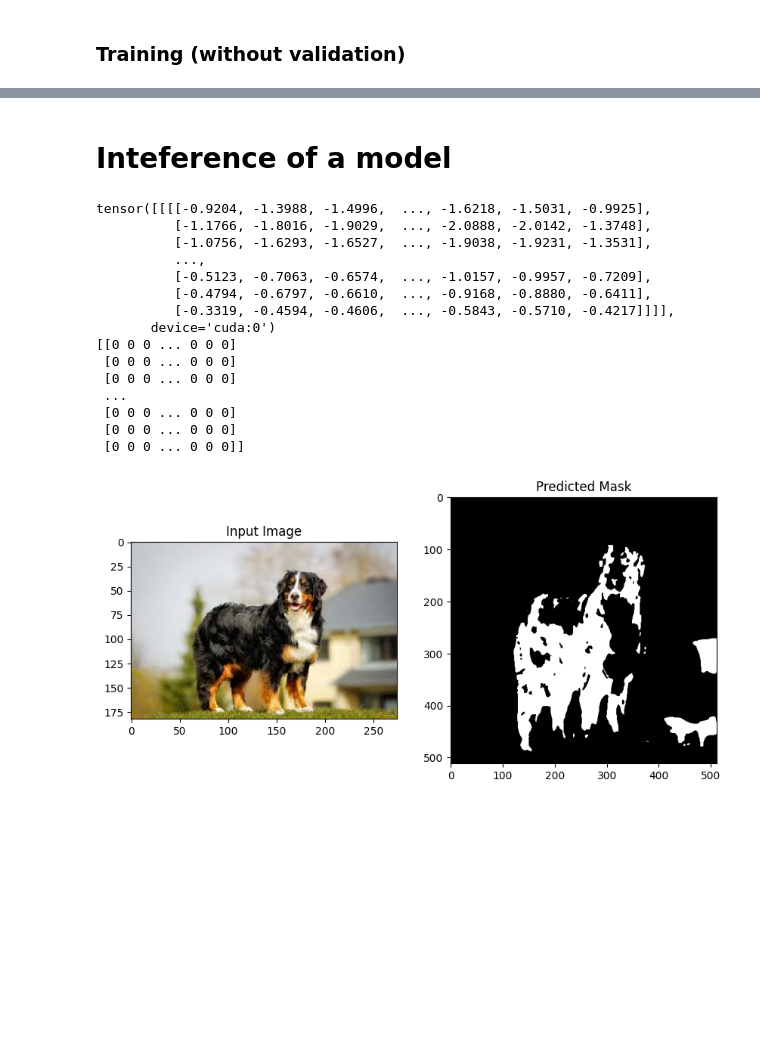
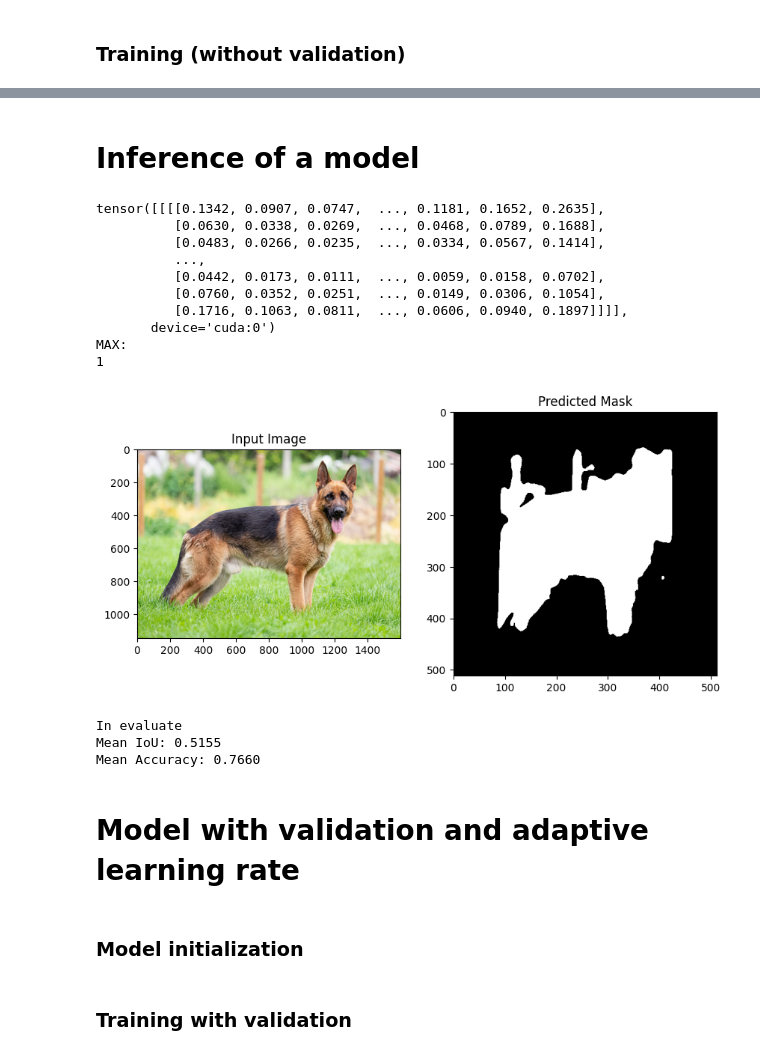
Before and after one commit to MateuszGalinski/DogSemanticSegmentation-UNet, a Jupyter notebook: train.ipynb, the cells around one changed output, grey strips where cells are left out. Saved outputs shown, nothing was run; the diff lists cells and outputs as text; code cells hidden in the pictures; blank space fills up the shorter version.

Commit message:
Initial trials with validation added and adaptive learning rate

```diff
--- a/train.ipynb
+++ b/train.ipynb
@@ -18,17 +18,18 @@ import evaluate_model
 # %%
 BATCH_SIZE = 8
 EPOCHS = 10
-LEARNING_RATE = 3e-4
+LEARNING_RATE = 1e-4
 NUM_OF_CLASSES = 1
+TAKE_INDEXES_BELOW = 31
 # %% [markdown]
 # Loading data set
 # %%
-dog_dataset_dir = "Dataset"
+dog_dataset_dir = "DatasetOxford"
 transform_for_unet = Compose([
     Resize((512,512)),
     ToTensor(),
 ])
 
-dog_dataset = DogDataset(dataset_dir=dog_dataset_dir, transform=transform_for_unet)
+dog_dataset = DogDataset(dataset_dir=dog_dataset_dir, indexes_below=TAKE_INDEXES_BELOW, transform=transform_for_unet)
 print("Length of dataset: ", len(dog_dataset))
 # %% [output]
@@ -38,12 +39,16 @@ Length of dataset:  180
 # %%
 train_data_length = math.ceil(0.7 * len(dog_dataset))
-test_data_length = len(dog_dataset) - train_data_length
+validation_data_length = math.ceil(0.15 * len(dog_dataset))
+test_data_length = len(dog_dataset) - train_data_length - validation_data_length
 
-train_data, test_data = random_split(dog_dataset, [train_data_length, test_data_length])
+train_data, valid_data, test_data = random_split(dog_dataset, [train_data_length, validation_data_length, test_data_length])
 
 print("Test dataset length: ", len(test_data))
+print("Validation dataset length: ", len(valid_data))
 print("Train dataset length: ", len(train_data))
+print("Sum = ", (len(test_data) + len(valid_data) + len(train_data)))
 
 train_dataloader = DataLoader(train_data, batch_size=BATCH_SIZE, shuffle=True)
+valid_dataloader = DataLoader(valid_data, batch_size=BATCH_SIZE, shuffle=True)
 test_dataloader = DataLoader(test_data, batch_size=BATCH_SIZE, shuffle=True)
 # %% [output]
@@ -108,7 +130,7 @@ for epoch in range(EPOCHS):
     train_running_loss = 0
     print(f"Current EPOCH {epoch + 1}")
 
-    for idx, data in enumerate(train_dataloader):
+    for idx, data in (enumerate(train_dataloader)):
         img = data[0].float().to(device)
         mask = data[1].float().to(device)
 
@@ -148,51 +170,59 @@ Train Loss EPOCH 10: 0.6646
 # %% [markdown]
-# Inteference of a model
+# Inference of a model
 # %%
 # Set the model in evaluation mode for inference
 model.eval()
 
 # Define a transform for the test image
 inference_transform = Compose([Resize((512, 512)), ToTensor()])
 
 # Load and preprocess the test image
-test_image_path = "inference_img3.jfif"
+# test_image_path = "scottish_terrier_101.jpg"
+# test_image_path = "inference_img.jpg"
+test_image_path = "inference_img2.webp"
 test_image = Image.open(test_image_path).convert("RGB")
 input_tensor = inference_transform(test_image).unsqueeze(0).to(device)  # Add batch dimension and move to device
 
 # Run inference
 with torch.no_grad():  # No gradient computation needed
     predicted_output = model(input_tensor)
+    predicted_output = torch.sigmoid(predicted_output)
 
 print(predicted_output)
 # Apply sigmoid and threshold to create a binary mask
-binary_mask = torch.sigmoid(predicted_output).squeeze().cpu().numpy()  # Apply sigmoid to get probabilities
-binary_mask = (binary_mask > 0.5).astype(int)  # Threshold at 0.5 to create a binary mask
+binary_mask = predicted_output.squeeze().cpu().numpy()  # Apply sigmoid to get probabilities
+binary_mask = (binary_mask > 0.4).astype(int)  # Threshold at 0.5 to create a binary mask
+print("MAX: ")
+print(np.max(binary_mask))
 
 # Visualize the result
 plt.figure(figsize=(10, 5))
 plt.subplot(1, 2, 1)
 plt.imshow(test_image)
 plt.title("Input Image")
 plt.subplot(1, 2, 2)
 plt.imshow(binary_mask, cmap="gray")
 plt.title("Predicted Mask")
 plt.show()
 # %% [output]
-tensor([[[[-0.9204, -1.3988, -1.4996,  ..., -1.6218, -1.5031, -0.9925],
-          [-1.1766, -1.8016, -1.9029,  ..., -2.0888, -2.0142, -1.3748],
-          [-1.0756, -1.6293, -1.6527,  ..., -1.9038, -1.9231, -1.3531],
+tensor([[[[0.1342, 0.0907, 0.0747,  ..., 0.1181, 0.1652, 0.2635],
+          [0.0630, 0.0338, 0.0269,  ..., 0.0468, 0.0789, 0.1688],
+          [0.0483, 0.0266, 0.0235,  ..., 0.0334, 0.0567, 0.1414],
           ...,
-          [-0.5123, -0.7063, -0.6574,  ..., -1.0157, -0.9957, -0.7209],
-          [-0.4794, -0.6797, -0.6610,  ..., -0.9168, -0.8880, -0.6411],
-          [-0.3319, -0.4594, -0.4606,  ..., -0.5843, -0.5710, -0.4217]]]],
+          [0.0442, 0.0173, 0.0111,  ..., 0.0059, 0.0158, 0.0702],
+          [0.0760, 0.0352, 0.0251,  ..., 0.0149, 0.0306, 0.1054],
+          [0.1716, 0.1063, 0.0811,  ..., 0.0606, 0.0940, 0.1897]]]],
        device='cuda:0')
-[[0 0 0 ... 0 0 0]
- [0 0 0 ... 0 0 0]
- [0 0 0 ... 0 0 0]
- ...
- [0 0 0 ... 0 0 0]
- [0 0 0 ... 0 0 0]
- [0 0 0 ... 0 0 0]]
+MAX:
+1
-[figure, old version]
+[figure, new version]
 # %%
-evaluate_model(model, test_dataloader, device)
+mean_iou, mean_accuracy = evaluate_model(model, test_dataloader, device)
+# %% [output]
+In evaluate
+Mean IoU: 0.5155
+Mean Accuracy: 0.7660
+# %% [markdown]
+# Model with validation and adaptive learning rate
+# %% [markdown]
+### Model initialization
@@ -198,0 +241,2 @@ evaluate_model(model, test_dataloader, device)
+# %% [markdown]
+### Training with validation
```
Also changed, not shown: parts of 13 cells of this notebook, 7 other files.
